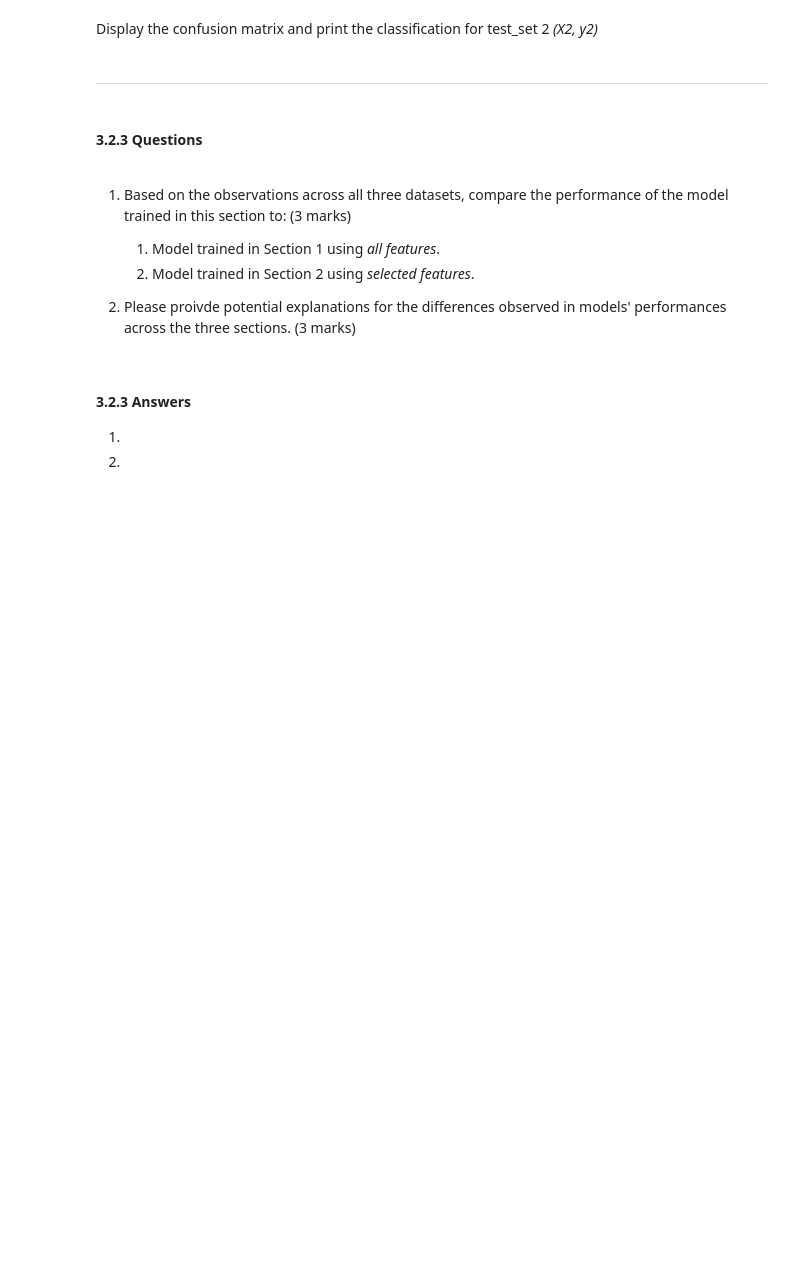
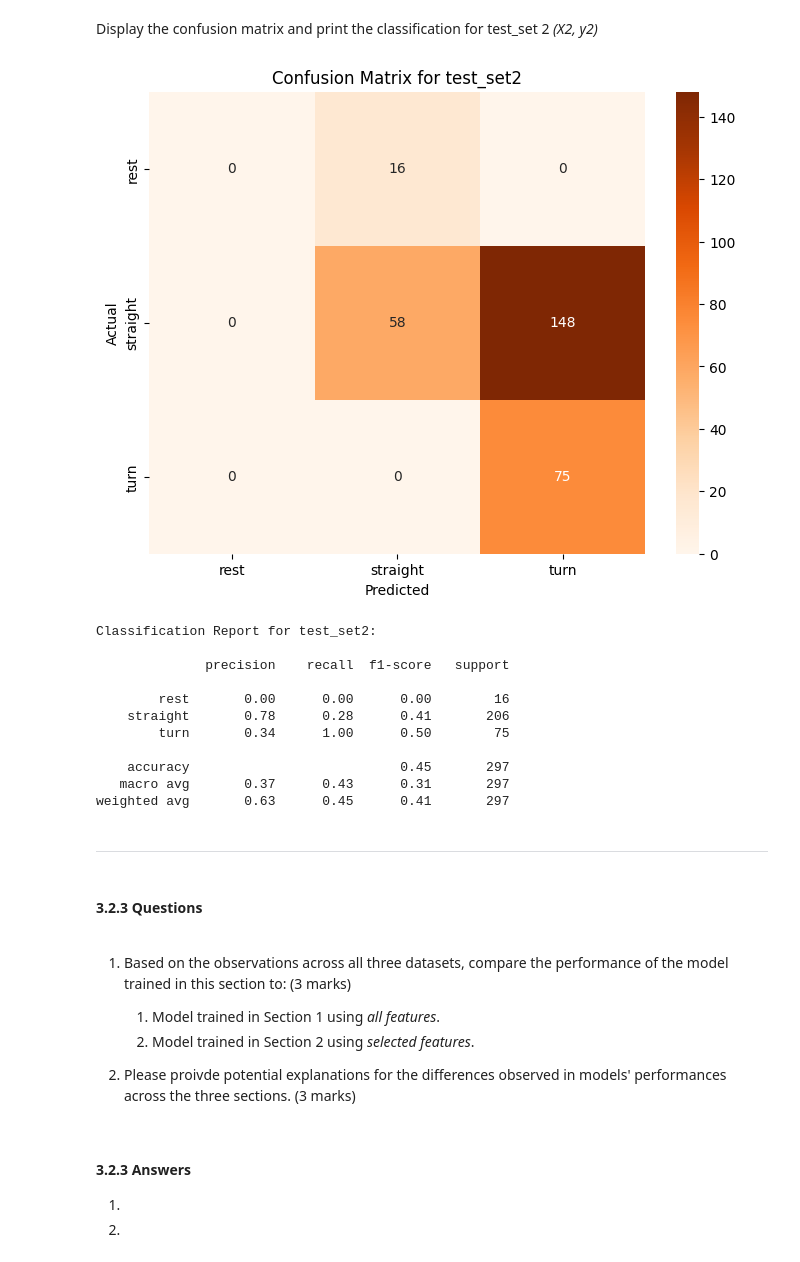
Before and after one commit to Sarah-Jasim/engg680_2024_fall, a Jupyter notebook: Lab Assignment 4/Assignment 4.ipynb, the cells around one changed output. Cells and saved outputs as stored; diff of their text form; code cells hidden in the pictures; blank space fills up the shorter version.

```diff
--- a/Lab Assignment 4/Assignment 4.ipynb
+++ b/Lab Assignment 4/Assignment 4.ipynb
@@ -627,5 +739,6 @@ X1.head(2)
 # %%
 # TODO - Load the target vector from test_set2 into y2, and the group selected features from test_set2 into X2
-# y2 =
-# X2 =
+# Load the target vector from test_set2 into y2, and the group selected features from test_set2 into X2
+y2 = test_set2['motion_state']
+X2 = test_set2[selected_features]
 X2.head(2)
@@ -650,3 +802,32 @@ Display the confusion matrix and print the classification for test_set 2 *(X2, y
+# %%
+# TODO - Display confusion matrix and print classification report for (X2, y2)
+# Display confusion matrix and classification report for test_set2
+y2_pred = grid.predict(X2)
+conf_matrix2 = confusion_matrix(y2, y2_pred)
+
+plt.figure(figsize=(8, 6))
+sns.heatmap(conf_matrix2, annot=True, fmt='d', cmap='Oranges',
+            xticklabels=grid.classes_, yticklabels=grid.classes_)
+plt.xlabel('Predicted')
+plt.ylabel('Actual')
+plt.title('Confusion Matrix for test_set2')
+plt.show()
+
+print("Classification Report for test_set2:\n")
+print(classification_report(y2, y2_pred))
+# %% [output]
+[figure, added]
+Classification Report for test_set2:
+
+              precision    recall  f1-score   support
+
+        rest       0.00      0.00      0.00        16
+    straight       0.78      0.28      0.41       206
+        turn       0.34      1.00      0.50        75
+
+    accuracy                           0.45       297
+   macro avg       0.37      0.43      0.31       297
+weighted avg       0.63      0.45      0.41       297
 # %% [markdown]
 ___
 # %% [markdown]
```
Also changed, not shown: parts of 24 cells of this notebook.
